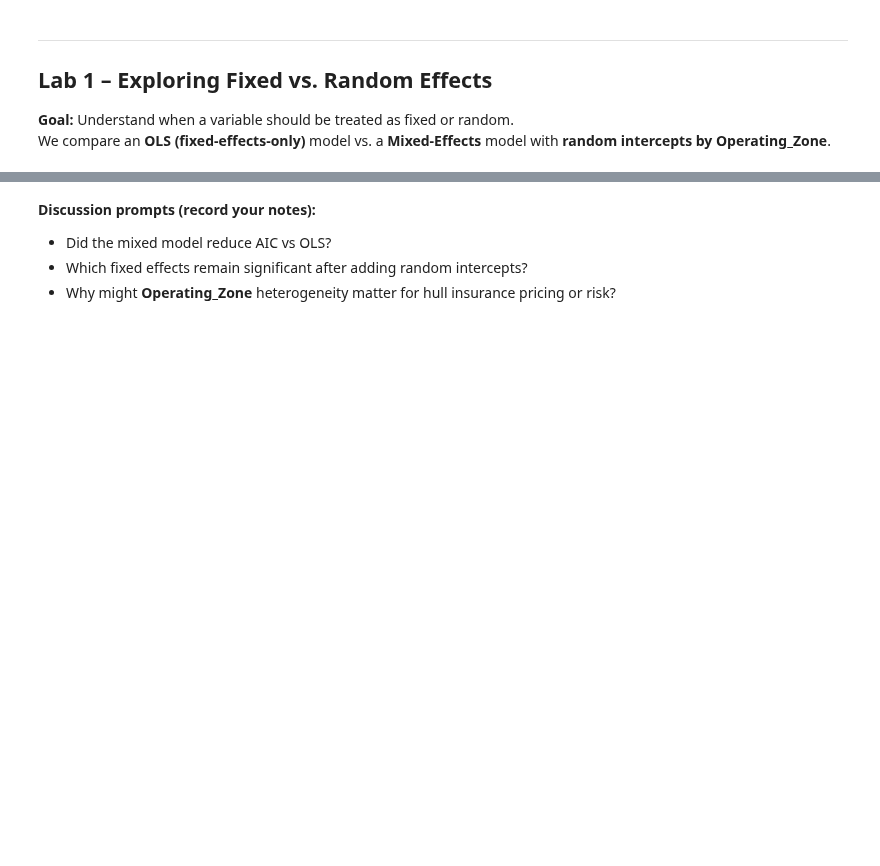
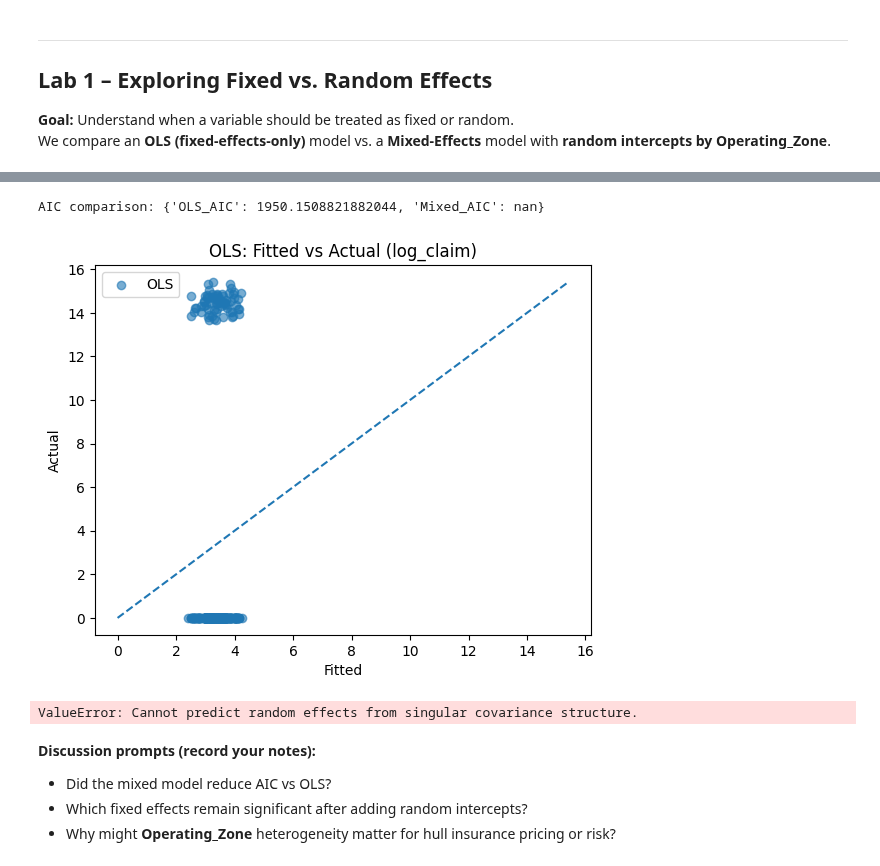
Before and after one commit to anshupandey/MSA-analytics, a Jupyter notebook: MEM/Lab1_3_Mixed_Effect_models.ipynb, the cells around one changed output, grey strips where cells are left out. Drawn from its saved outputs; the diff is of its cells as text; code cells hidden in the pictures; blank space fills up the shorter version.

```diff
--- a/MEM/Lab1_3_Mixed_Effect_models.ipynb
+++ b/MEM/Lab1_3_Mixed_Effect_models.ipynb
@@ -163,7 +182,7 @@ def collapse_rare(series, min_count=2, other='Other'):
     rare = vc[vc < min_count].index
     return series.apply(lambda x: other if x in rare else x).astype('category')
 
-for cat in ['Vessel_Type','Inspection_Status','Weather_Risk','Piracy_Risk']:
+for cat in ['Vessel_Type','Inspection_Status']:
     tmp[cat] = collapse_rare(tmp[cat], min_count=2).astype(str)
 # %%
 # 2) Scale numerics; drop Sum_Insured if almost collinear with Premium
@@ -188,6 +207,4 @@ fixed_blocks = {
     'NUM': ['Vessel_Age_z','Premium_z'] + ([] if drop_sum_insured else ['Sum_Insured_z']),
     'VT' : ['C(Vessel_Type)'],
     'IS' : ['C(Inspection_Status)'],
-    'WR' : ['C(Weather_Risk)'],
-    'PR' : ['C(Piracy_Risk)'],
 }
@@ -250,0 +300,3 @@ print(fit_best.summary() if not isinstance(fit_best, Exception) else fit_best)
+# %%
+formula = "log_claim ~ " + " + ".join(rhs)
+print(formula)
@@ -250,0 +305,3 @@ print(fit_best.summary() if not isinstance(fit_best, Exception) else fit_best)
+# %%
+ols_model = smf.ols(formula,data=tmp).fit()
+print(ols_model.summary())
@@ -251,3 +326,70 @@ print(fit_best.summary() if not isinstance(fit_best, Exception) else fit_best)
+# %%
+try:
+    print("\nAIC comparison:", {
+        "OLS_AIC": float(ols_model.aic),
+        "Mixed_AIC": float(fit_best.aic)
+    })
+except Exception:
+    print("\nAIC comparison not available (MixedLM did not fit).")
+# %% [output]
+AIC comparison: {'OLS_AIC': 1950.1508821882044, 'Mixed_AIC': nan}
+# %%
+y_all = work['log_claim']
+
+# (a) OLS: fitted vs actual
+y_ols = y_all.loc[ols_model.fittedvalues.index]
+f_ols = ols_model.fittedvalues
+plt.figure()
+plt.scatter(f_ols, y_ols, alpha=0.6,label='OLS')
+lo, hi = min(f_ols.min(), y_ols.min()), max(f_ols.max(), y_ols.max())
+plt.plot([lo, hi], [lo, hi], linestyle='--')
+plt.title('OLS: Fitted vs Actual (log_claim)')
+plt.xlabel('Fitted'); plt.ylabel('Actual')
+plt.legend()
+plt.show()
+
+# (b) MixedLM: fitted vs actual (only if fit succeeded)
+if not isinstance(fit_best, Exception):
+    y_mx = y_all.loc[fit_best.fittedvalues.index]
+    f_mx = fit_best.fittedvalues
+    plt.figure()
+    plt.scatter(f_mx, y_mx, alpha=0.6)
+    lo, hi = min(f_mx.min(), y_mx.min()), max(f_mx.max(), y_mx.max())
+    plt.plot([lo, hi], [lo, hi], linestyle='--')
+    plt.title('MixedLM (RI): Fitted vs Actual (log_claim)')
+    plt.xlabel('Fitted'); plt.ylabel('Actual')
+    plt.show()
+
+    # (c) Residuals vs fitted
+    plt.figure()
+    plt.scatter(f_mx, fit_best.resid, alpha=0.6)
+    plt.axhline(0, linestyle='--')
+    plt.title('MixedLM (RI): Residuals vs Fitted')
+    plt.xlabel('Fitted'); plt.ylabel('Residuals')
+    plt.show()
+
+    # (d) Q–Q plot of residuals
+    plt.figure()
+    sm.qqplot(fit_best.resid, line='45')
+    plt.title('MixedLM (RI): Residuals Q–Q')
+    plt.show()
+
+    # (e) Random intercept BLUPs (caterpillar)
+    ranef = fit_best.random_effects
+    zone_intercepts = pd.Series({
+        k: (v.values[0] if hasattr(v, 'values')
+            else (v[0] if isinstance(v, (list, np.ndarray, pd.Series)) else float(v)))
+        for k, v in ranef.items()
+    })
+    plt.figure()
+    zone_intercepts.sort_values().plot(kind='barh')
+    plt.title('Operating_Zone Random Intercepts (BLUPs)')
+    plt.xlabel('Intercept offset'); plt.ylabel('Operating_Zone')
+    plt.tight_layout()
+    plt.show()
+# %% [output]
+[figure, added]
+ValueError: Cannot predict random effects from singular covariance structure.
 # %% [markdown]
 
 **Discussion prompts (record your notes):**
```
Also changed, not shown: parts of 13 cells of this notebook.
